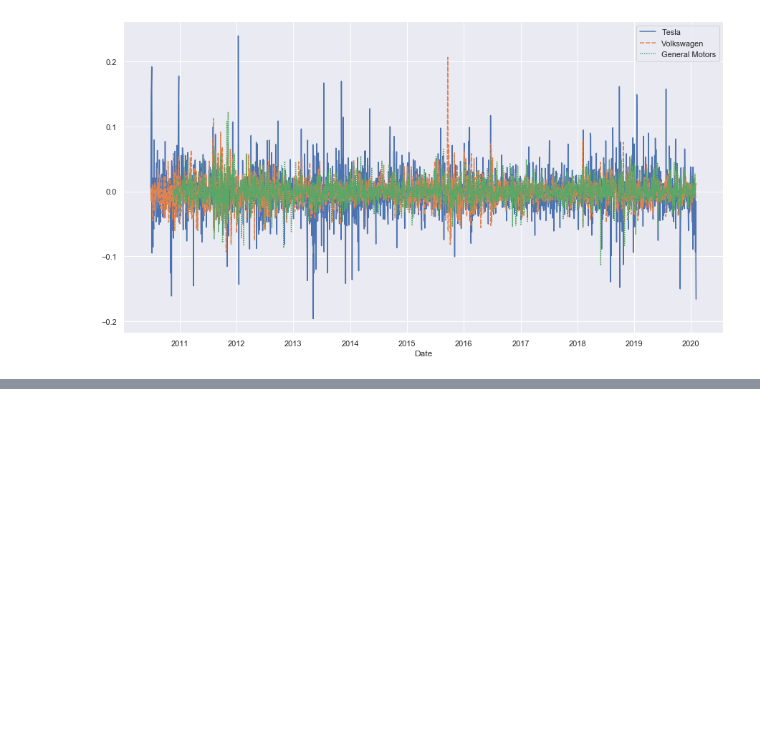
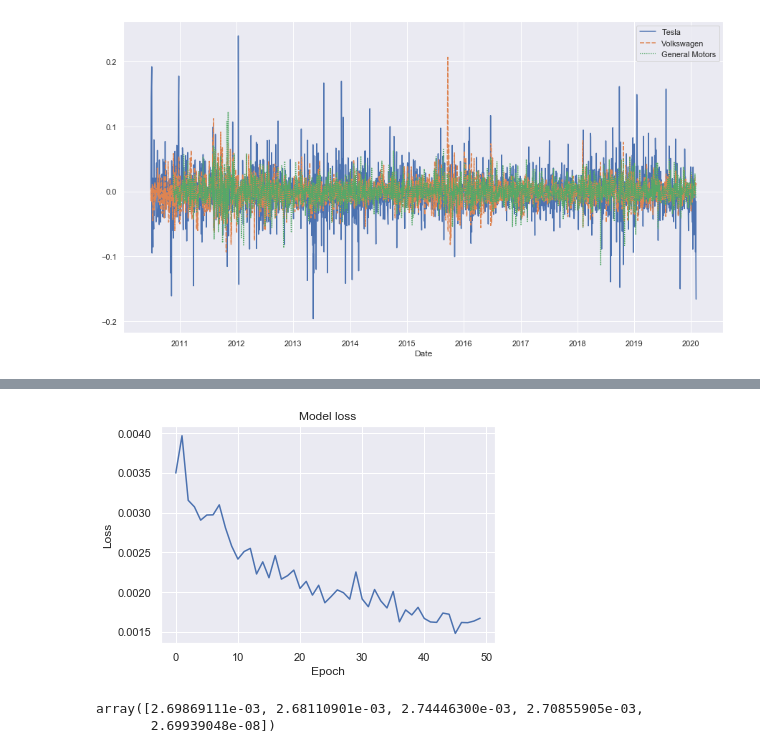
Before and after one commit to vidvatabuch/Tesla-Stock-Analysis, a Jupyter notebook: Tesla stock analysis.ipynb, the cells around one changed output, grey strips where cells are left out. Saved outputs shown, nothing was run; the diff lists cells and outputs as text; code cells hidden in the pictures; blank space fills up the shorter version.

```diff
--- a/Tesla stock analysis.ipynb
+++ b/Tesla stock analysis.ipynb
@@ -234,0 +262,14 @@ sns.lineplot(data=stocks)
+# %%
+# Scaling and Splitting the data
+from sklearn.preprocessing import MinMaxScaler
+from sklearn.model_selection import train_test_split
+
+cols_to_train = ["Open","High","Low","Close","Volume"]
+train_dataset, test_dataset = train_test_split(tesla_stockdata, train_size=0.8, test_size=0.1, shuffle=False)
+print("Train {} and Test size {}".format(len(train_dataset), len(test_dataset)))
+
+# scale the feature
+x = train_dataset.loc[:,cols_to_train].values
+scaler = MinMaxScaler()
+scaled_traindata = scaler.fit_transform(x)
+scaled_testdata = scaler.transform(test_dataset.loc[:,cols_to_train])
@@ -234,0 +318,2 @@ sns.lineplot(data=stocks)
+# %%
+x_train, y_train = create_timeseries(scaled_traindata)
@@ -234,0 +330,15 @@ sns.lineplot(data=stocks)
+# %%
+lstm_model = tf.keras.Sequential([
+    tf.keras.layers.LSTM(60, activation='relu', return_sequences = True, input_shape=(x_train.shape[1],5)),
+    tf.keras.layers.Dropout(0.2),
+    tf.keras.layers.LSTM(60, activation='relu', return_sequences = True),
+    tf.keras.layers.Dropout(0.2),
+    tf.keras.layers.LSTM(80, activation='relu', return_sequences = True),
+    tf.keras.layers.Dropout(0.2),
+    tf.keras.layers.LSTM(100, activation='relu'),
+    tf.keras.layers.Dropout(0.2),
+    tf.keras.layers.Dense(1)
+])
+#lr = 0.00010000
+#optimizer = tf.keras.optimizers.RMSprop(lr=lr)
+lstm_model.compile(loss='mean_squared_error', optimizer='adam')
@@ -234,0 +365,3 @@ sns.lineplot(data=stocks)
+# %%
+#es = tf.keras.callbacks.EarlyStopping(monitor='val_loss', mode='min', verbose=1,patience=40, min_delta=0.0001)
+history = lstm_model.fit(x_train, y_train, epochs=50, batch_size=32)
@@ -234,0 +386,10 @@ sns.lineplot(data=stocks)
+# %%
+plt.figure()
+plt.plot(history.history['loss'])
+plt.title('Model loss')
+plt.ylabel('Loss')
+plt.xlabel('Epoch')
+#plt.legend(['Train', 'Test'], loc='upper left')
+plt.show()
+# %% [output]
+[figure, added]
@@ -234,0 +398,5 @@ sns.lineplot(data=stocks)
+# %%
+scaler.scale_
+# %% [output]
+array([2.69869111e-03, 2.68110901e-03, 2.74446300e-03, 2.70855905e-03,
+       2.69939048e-08])
```
Also changed, not shown: parts of 17 cells of this notebook.
